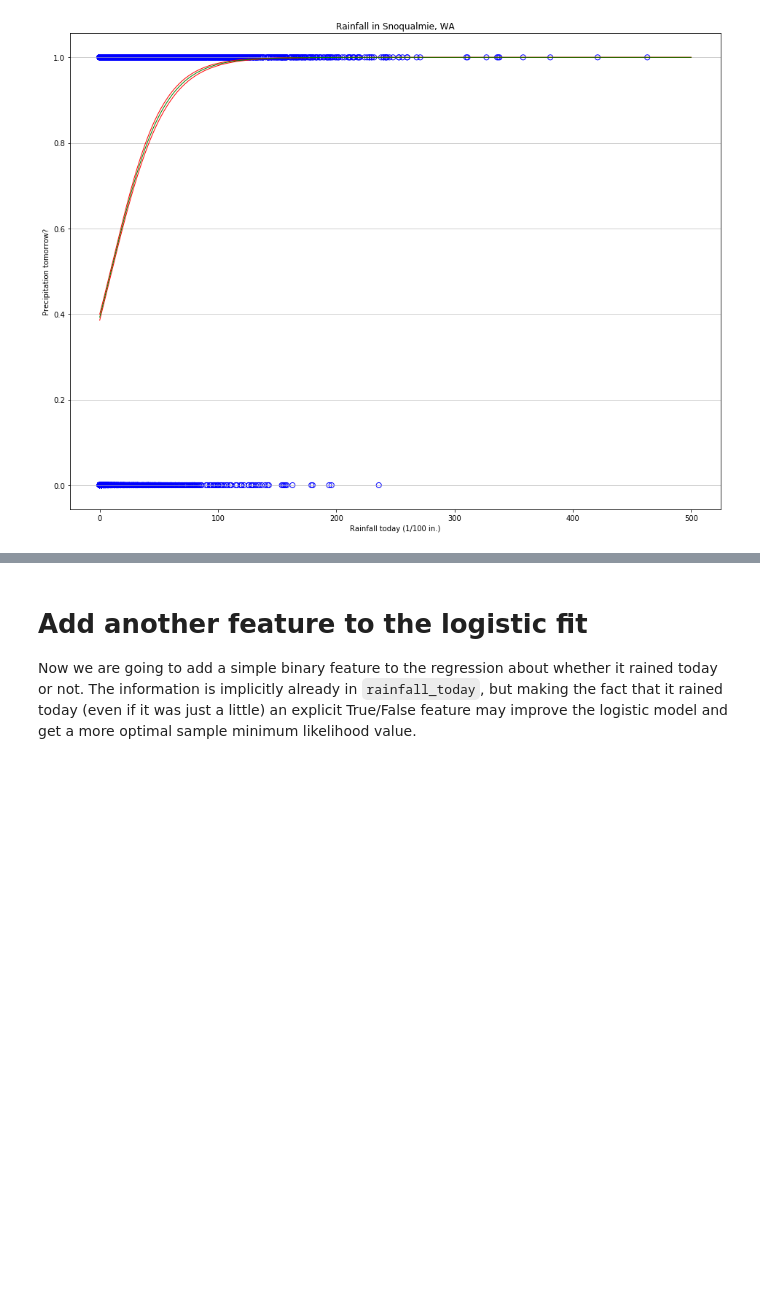
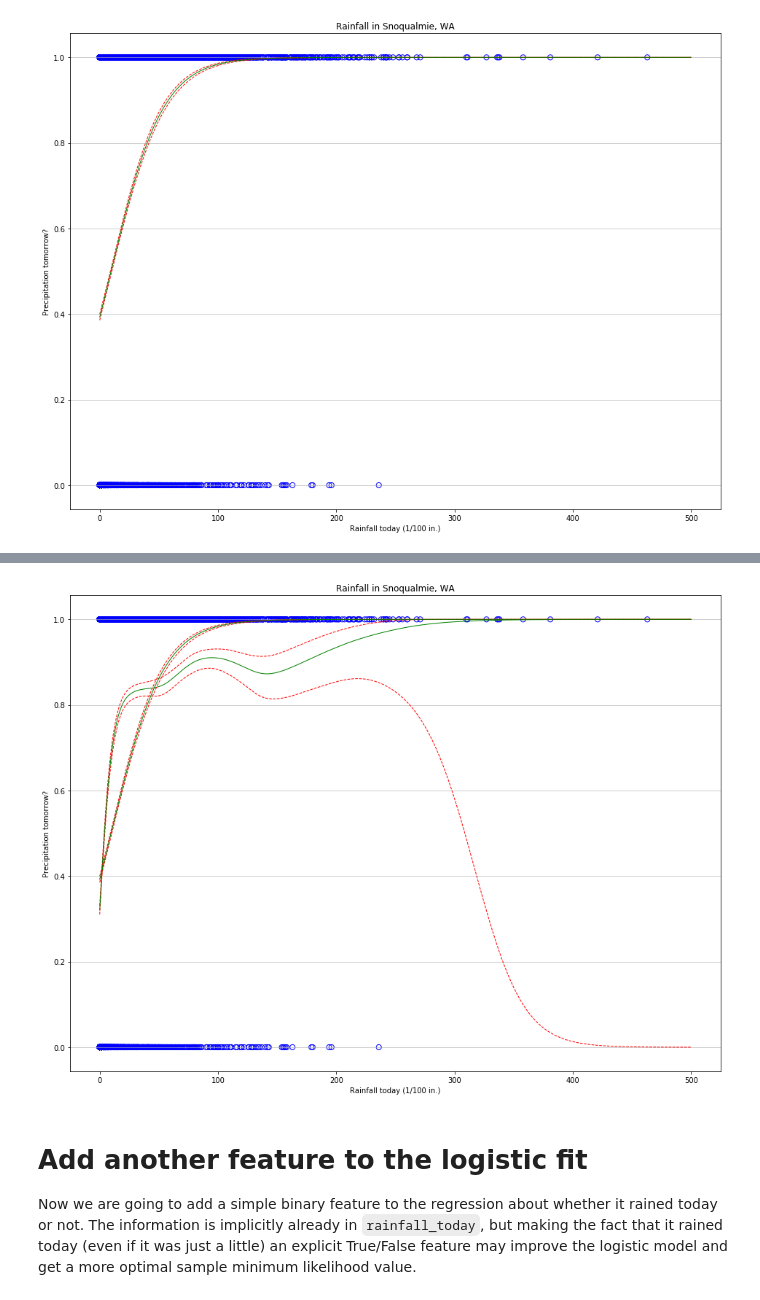
Before and after one commit to bhaney/snoq_rainfall, a Jupyter notebook: Logistic_regression_rainfall_prediction.ipynb, the cells around one changed output, grey strips where cells are left out. Drawn from its saved outputs; the diff is of its cells as text; code cells hidden in the pictures; blank space fills up the shorter version.

```diff
--- a/Logistic_regression_rainfall_prediction.ipynb
+++ b/Logistic_regression_rainfall_prediction.ipynb
@@ -293,3 +343,19 @@ We can check for bias in the parametric logistic fit by doing a fit to a non-par
+# %%
+#Overlay the two
+plt.close('all')
+plt.figure(figsize=(16,12))
+plt.scatter(x=snoq['rainfall today'].values, y=snoq['rained tomorrow?'].values, s=50, color='blue',marker='o',facecolors='none');
+plt.plot(xaxis,gam_ci, linewidth=1,color='red',linestyle='dashed') #gam fit
+plt.plot(xaxis,gam_axis, linewidth=1,color='green') #gam fit
+plt.plot(xaxis,yaxis_1err, linewidth=1,color='red',linestyle='dashed') # linear fit
+plt.plot(xaxis,yaxis_neg1err, linewidth=1,color='red',linestyle='dashed') # linear fit
+plt.plot(xaxis,yaxis, linewidth=1,color='green') # linear fit
+plt.title('Rainfall in Snoqualmie, WA')
+plt.xlabel('Rainfall today (1/100 in.)')
+plt.ylabel('Precipitation tomorrow?')
+plt.grid(axis='y', alpha=0.75)
+# %% [output]
+[figure, added]
 # %% [markdown]
 # Add another feature to the logistic fit
 
```
Also changed, not shown: parts of 8 cells of this notebook.
